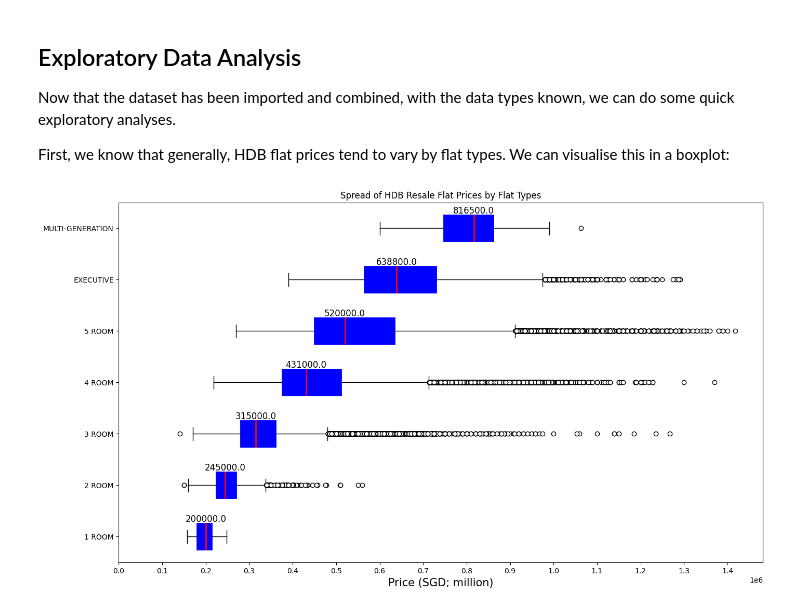
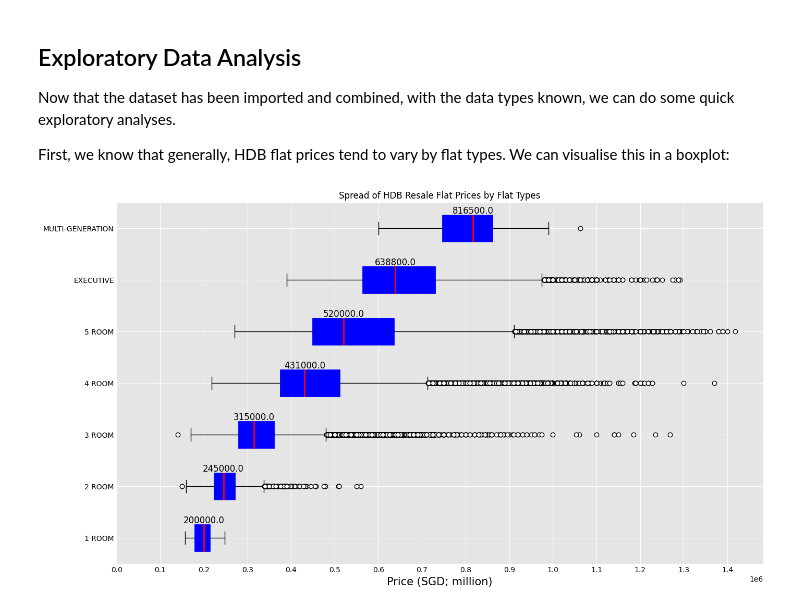
Before and after one commit to iyliahutta/Intro-to-Programming-for-DS, a Jupyter notebook: CA1/CA1.ipynb, the cells around one changed output. Saved outputs shown, nothing was run; the diff lists cells and outputs as text; code cells hidden in the pictures.

Commit message:
CA1 - dataset 1 boxplot visual edit

```diff
--- a/CA1/CA1.ipynb
+++ b/CA1/CA1.ipynb
@@ -140,33 +140,46 @@ prices_exec = prices[types_prices['flat_type'] == 'EXECUTIVE']
 prices_multi = prices[types_prices['flat_type'] == 'MULTI-GENERATION']
 
 prices_combined = [prices_1room,prices_2room,prices_3room,prices_4room,prices_5room,prices_exec,prices_multi]
 
 # plot
 fig = plt.figure(figsize=(16,9))
 ax = fig.add_subplot()
 
 bp_dict = ax.boxplot(prices_combined,
             labels=labels,
             patch_artist=True,
             medianprops={"color": "red", "linewidth": 2},
             boxprops={"facecolor": "blue", "color": "blue",
                           "linewidth": 2},
             flierprops={"markerfacecolor": "white"},
             vert=False)
 
 ax.set_title('Spread of HDB Resale Flat Prices by Flat Types')
 ax.set_xlabel('Price (SGD; million)',fontsize=15)
 ax.set_xticks(np.arange(0,1500000,100000))
 
+# remove plot borders
+ax.spines['right'].set_visible(False)
+ax.spines['left'].set_visible(False)
+ax.spines['top'].set_visible(False)
+ax.spines['bottom'].set_visible(False)
+
+# remove axis tick markers
+ax.tick_params(length=0)
+
+# add gridlines
+ax.grid(color='w')
+ax.set_facecolor('#e5e5e5')
+
 for line in bp_dict['medians']:
     # get position data for median line
     x, y = line.get_xydata()[1] # top of median line
     # overlay median value
     plt.text(x, y, '%.1f' % x,
          verticalalignment='bottom',horizontalalignment='center',fontsize=12) # draw above median line, centered
 
 plt.show()
 # %% [output]
-[figure, old version]
+[figure, new version]
 # %%
 # %reset
```
